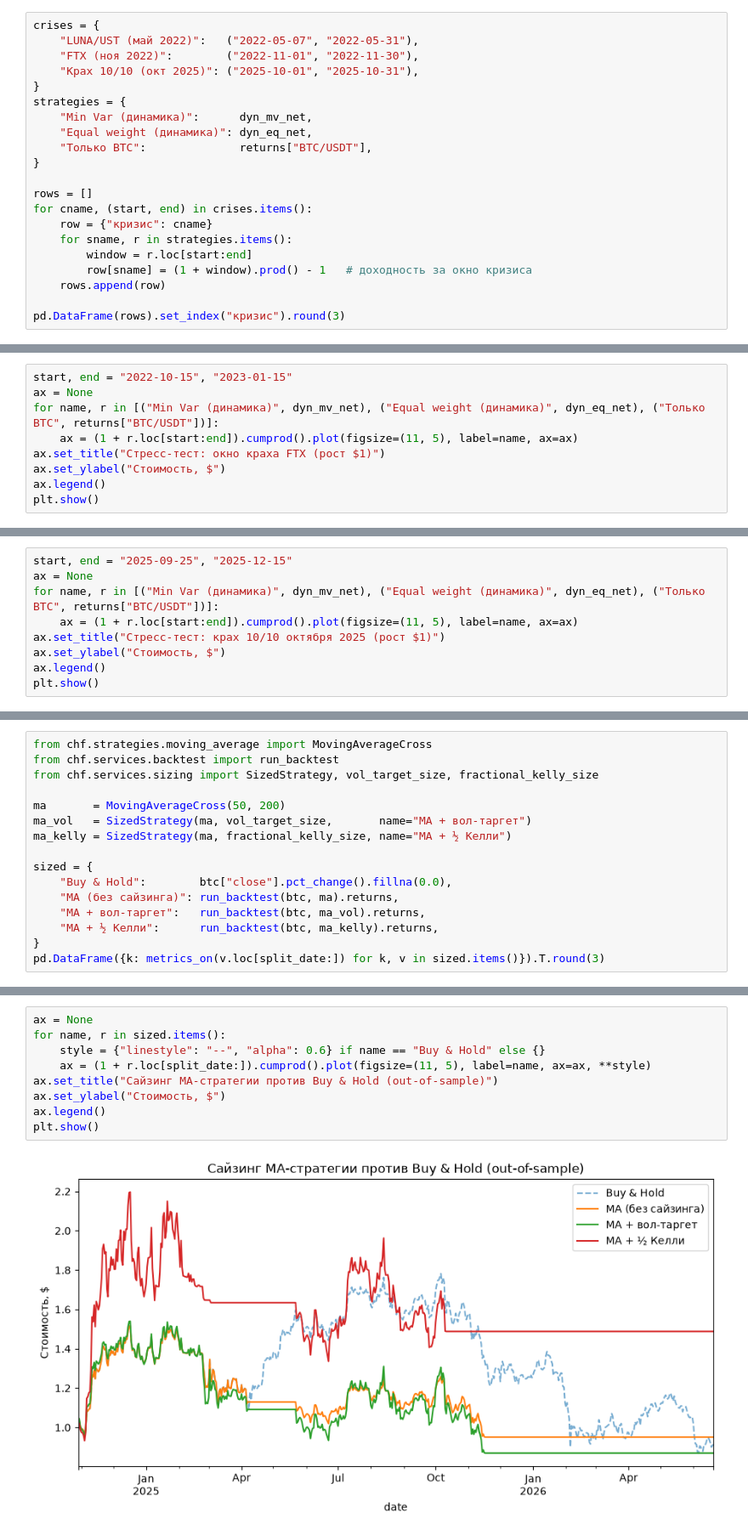
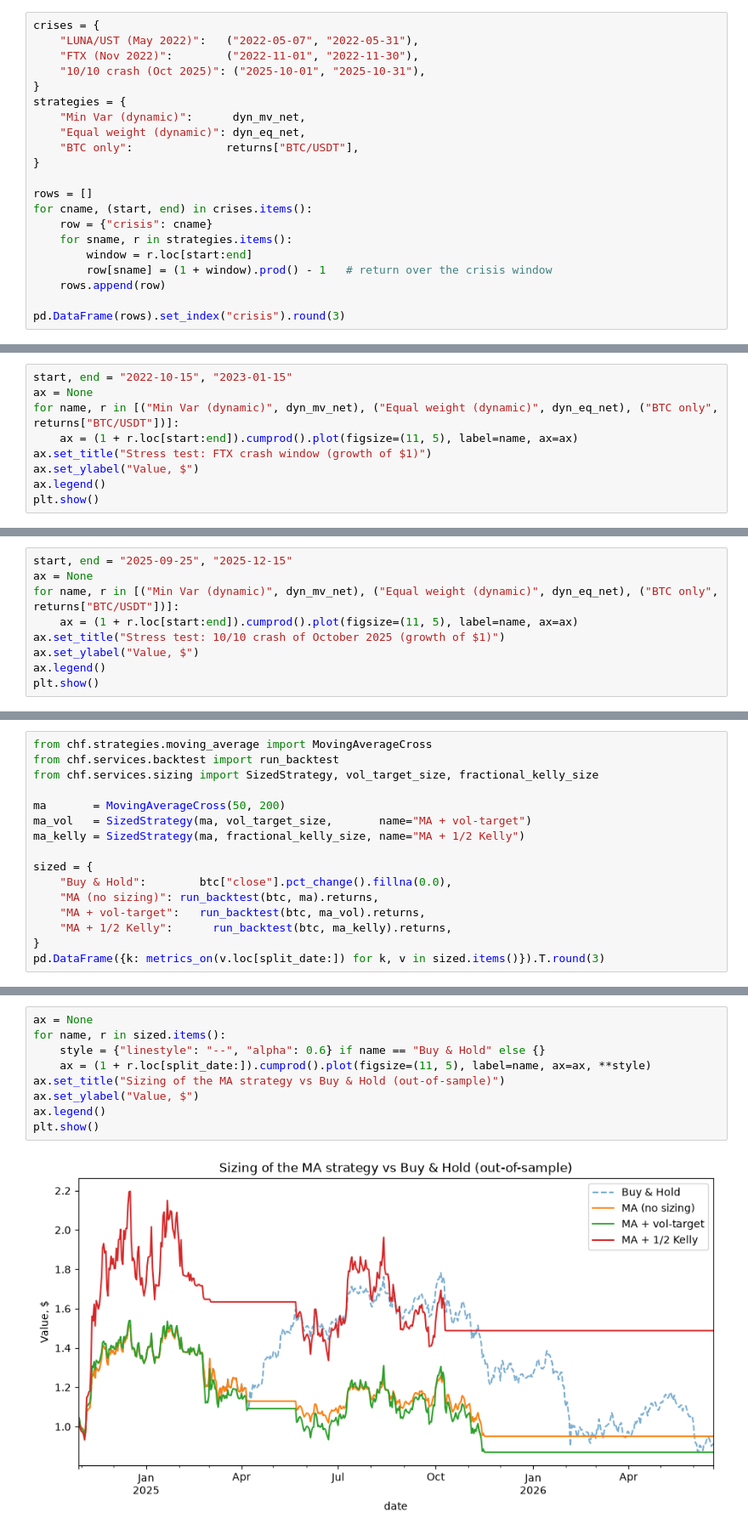
Before and after one commit to justgambleit/AI-crypto-hedge-fund, a Jupyter notebook: notebook.ipynb, the cells around one changed output, grey strips where cells are left out. Shown at 85% size. Saved outputs shown, nothing was run; the diff lists cells and outputs as text.

```diff
--- a/notebook.ipynb
+++ b/notebook.ipynb
@@ -482,22 +482,22 @@ pd.DataFrame(freq_rows).set_index("ребаланс_раз_в_дней").round(3
 # %%
 crises = {
-    "LUNA/UST (май 2022)":   ("2022-05-07", "2022-05-31"),
-    "FTX (ноя 2022)":        ("2022-11-01", "2022-11-30"),
-    "Крах 10/10 (окт 2025)": ("2025-10-01", "2025-10-31"),
+    "LUNA/UST (May 2022)":   ("2022-05-07", "2022-05-31"),
+    "FTX (Nov 2022)":        ("2022-11-01", "2022-11-30"),
+    "10/10 crash (Oct 2025)": ("2025-10-01", "2025-10-31"),
 }
 strategies = {
-    "Min Var (динамика)":      dyn_mv_net,
-    "Equal weight (динамика)": dyn_eq_net,
-    "Только BTC":              returns["BTC/USDT"],
+    "Min Var (dynamic)":      dyn_mv_net,
+    "Equal weight (dynamic)": dyn_eq_net,
+    "BTC only":              returns["BTC/USDT"],
 }
 
 rows = []
 for cname, (start, end) in crises.items():
-    row = {"кризис": cname}
+    row = {"crisis": cname}
     for sname, r in strategies.items():
         window = r.loc[start:end]
-        row[sname] = (1 + window).prod() - 1   # доходность за окно кризиса
+        row[sname] = (1 + window).prod() - 1   # return over the crisis window
     rows.append(row)
 
-pd.DataFrame(rows).set_index("кризис").round(3)
+pd.DataFrame(rows).set_index("crisis").round(3)
 # %% [output]
@@ -509,10 +509,10 @@ pd.DataFrame(rows).set_index("кризис").round(3)
 # %%
 start, end = "2022-10-15", "2023-01-15"
 ax = None
-for name, r in [("Min Var (динамика)", dyn_mv_net), ("Equal weight (динамика)", dyn_eq_net), ("Только BTC", returns["BTC/USDT"])]:
+for name, r in [("Min Var (dynamic)", dyn_mv_net), ("Equal weight (dynamic)", dyn_eq_net), ("BTC only", returns["BTC/USDT"])]:
     ax = (1 + r.loc[start:end]).cumprod().plot(figsize=(11, 5), label=name, ax=ax)
-ax.set_title("Стресс-тест: окно краха FTX (рост $1)")
-ax.set_ylabel("Стоимость, $")
+ax.set_title("Stress test: FTX crash window (growth of $1)")
+ax.set_ylabel("Value, $")
 ax.legend()
 plt.show()
 # %% [output]
@@ -520,10 +520,10 @@ plt.show()
 # %%
 start, end = "2025-09-25", "2025-12-15"
 ax = None
-for name, r in [("Min Var (динамика)", dyn_mv_net), ("Equal weight (динамика)", dyn_eq_net), ("Только BTC", returns["BTC/USDT"])]:
+for name, r in [("Min Var (dynamic)", dyn_mv_net), ("Equal weight (dynamic)", dyn_eq_net), ("BTC only", returns["BTC/USDT"])]:
     ax = (1 + r.loc[start:end]).cumprod().plot(figsize=(11, 5), label=name, ax=ax)
-ax.set_title("Стресс-тест: крах 10/10 октября 2025 (рост $1)")
-ax.set_ylabel("Стоимость, $")
+ax.set_title("Stress test: 10/10 crash of October 2025 (growth of $1)")
+ax.set_ylabel("Value, $")
 ax.legend()
 plt.show()
 # %% [output]
@@ -641,14 +641,14 @@ from chf.services.backtest import run_backtest
 from chf.services.sizing import SizedStrategy, vol_target_size, fractional_kelly_size
 
 ma       = MovingAverageCross(50, 200)
-ma_vol   = SizedStrategy(ma, vol_target_size,       name="MA + вол-таргет")
-ma_kelly = SizedStrategy(ma, fractional_kelly_size, name="MA + ½ Келли")
+ma_vol   = SizedStrategy(ma, vol_target_size,       name="MA + vol-target")
+ma_kelly = SizedStrategy(ma, fractional_kelly_size, name="MA + 1/2 Kelly")
 
 sized = {
     "Buy & Hold":        btc["close"].pct_change().fillna(0.0),
-    "MA (без сайзинга)": run_backtest(btc, ma).returns,
-    "MA + вол-таргет":   run_backtest(btc, ma_vol).returns,
-    "MA + ½ Келли":      run_backtest(btc, ma_kelly).returns,
+    "MA (no sizing)": run_backtest(btc, ma).returns,
+    "MA + vol-target":   run_backtest(btc, ma_vol).returns,
+    "MA + 1/2 Kelly":      run_backtest(btc, ma_kelly).returns,
 }
 pd.DataFrame({k: metrics_on(v.loc[split_date:]) for k, v in sized.items()}).T.round(3)
 # %% [output]
@@ -660,12 +660,12 @@ pd.DataFrame({k: metrics_on(v.loc[split_date:]) for k, v in sized.items()}).T.ro
 # %%
 ax = None
 for name, r in sized.items():
     style = {"linestyle": "--", "alpha": 0.6} if name == "Buy & Hold" else {}
     ax = (1 + r.loc[split_date:]).cumprod().plot(figsize=(11, 5), label=name, ax=ax, **style)
-ax.set_title("Сайзинг MA-стратегии против Buy & Hold (out-of-sample)")
-ax.set_ylabel("Стоимость, $")
+ax.set_title("Sizing of the MA strategy vs Buy & Hold (out-of-sample)")
+ax.set_ylabel("Value, $")
 ax.legend()
 plt.show()
 # %% [output]
-[figure, old version]
+[figure, new version]
 # %%
```
Also changed, not shown: parts of 67 cells of this notebook.
